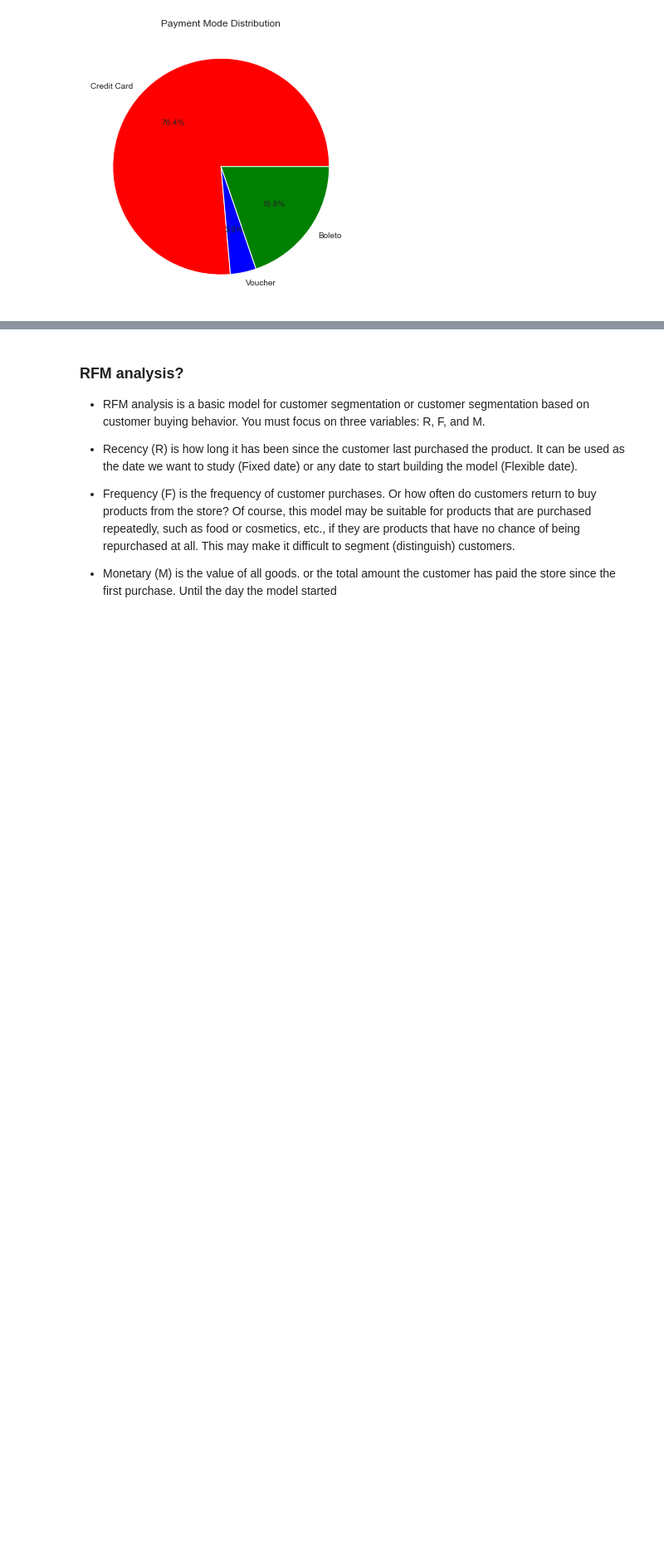
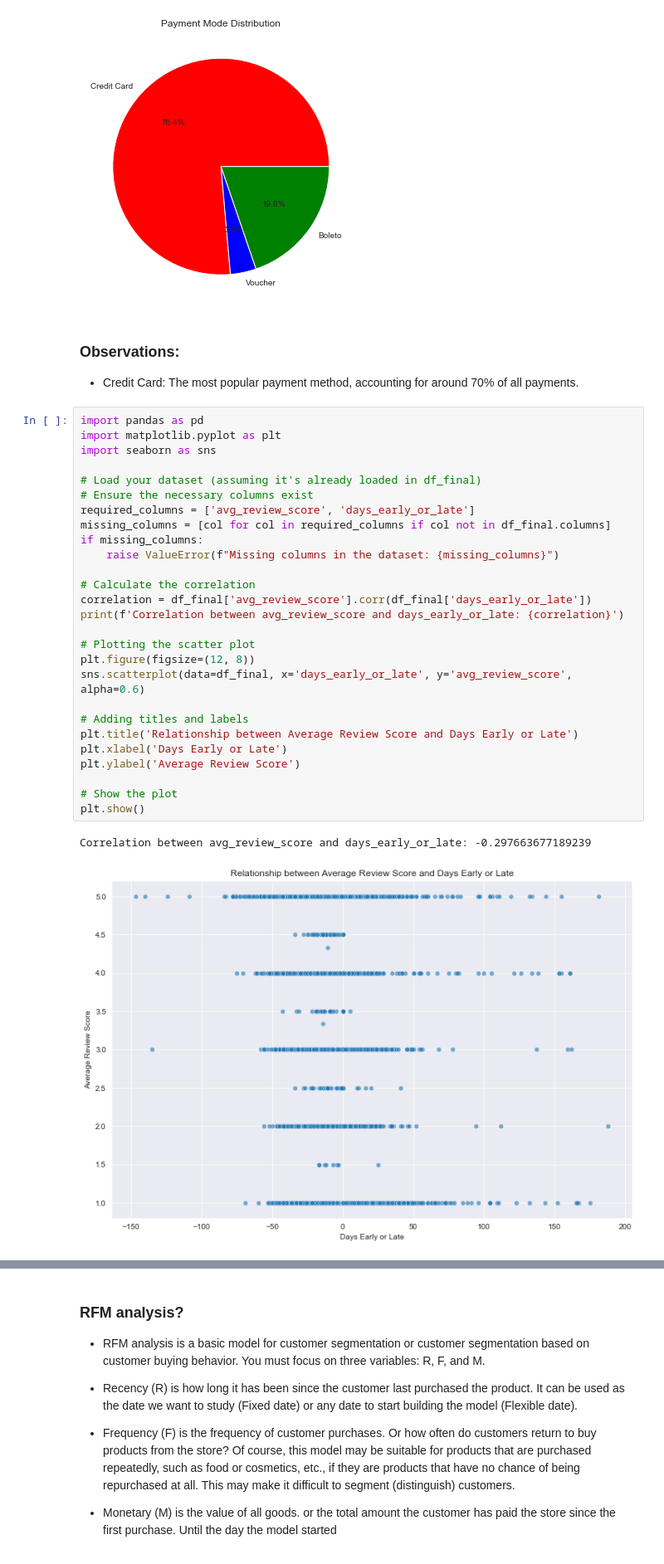
Before and after one commit to preudh/OC_IA_P5_Segment_e_commerce_site_customers, a Jupyter notebook: notebooks/Preudhomme_Patrice_2_notebook_exploration_082024.ipynb, the cells around one changed output, grey strips where cells are left out. Shown at 83% size. Saved outputs shown, nothing was run; the diff lists cells and outputs as text; blank space fills up the shorter version.

```diff
--- a/notebooks/Preudhomme_Patrice_2_notebook_exploration_082024.ipynb
+++ b/notebooks/Preudhomme_Patrice_2_notebook_exploration_082024.ipynb
@@ -532,3 +650,36 @@ Total number of payments: 99441
 1      Voucher      3.887732
 2       Boleto     19.895214
 [figure]
+# %% [markdown]
+### Observations:
+- Credit Card: The most popular payment method, accounting for around 70% of all payments.
+# %%
+import pandas as pd
+import matplotlib.pyplot as plt
+import seaborn as sns
+
+# Load your dataset (assuming it's already loaded in df_final)
+# Ensure the necessary columns exist
+required_columns = ['avg_review_score', 'days_early_or_late']
+missing_columns = [col for col in required_columns if col not in df_final.columns]
+if missing_columns:
+    raise ValueError(f"Missing columns in the dataset: {missing_columns}")
+
+# Calculate the correlation
+correlation = df_final['avg_review_score'].corr(df_final['days_early_or_late'])
+print(f'Correlation between avg_review_score and days_early_or_late: {correlation}')
+
+# Plotting the scatter plot
+plt.figure(figsize=(12, 8))
+sns.scatterplot(data=df_final, x='days_early_or_late', y='avg_review_score', alpha=0.6)
+
+# Adding titles and labels
+plt.title('Relationship between Average Review Score and Days Early or Late')
+plt.xlabel('Days Early or Late')
+plt.ylabel('Average Review Score')
+
+# Show the plot
+plt.show()
+# %% [output]
+Correlation between avg_review_score and days_early_or_late: -0.297663677189239
+[figure, added]
```
Also changed, not shown: parts of 22 cells of this notebook, 2 other files.
